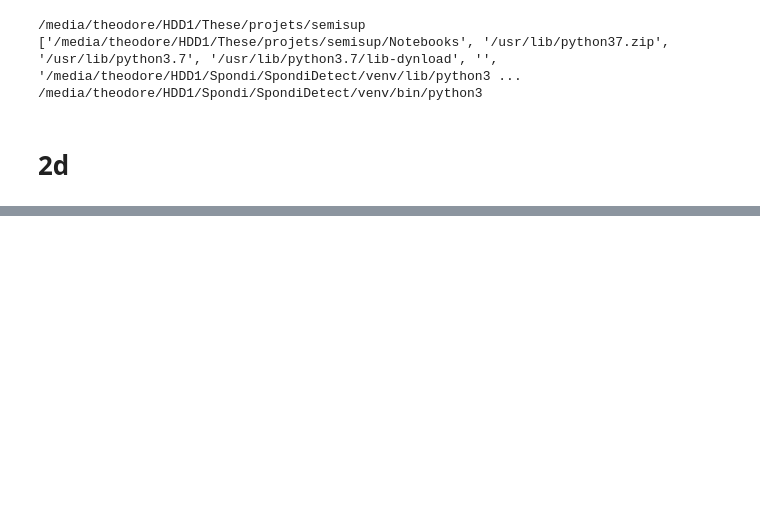
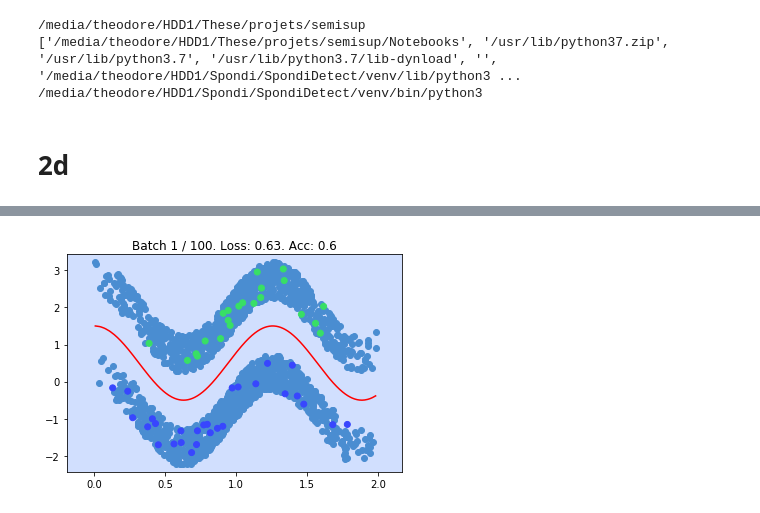
Before and after one commit to TheodoreAouad/SemiSup, a Jupyter notebook: Notebooks/ToySemi.ipynb, the cells around one changed output, grey strips where cells are left out. Drawn from its saved outputs; the diff is of its cells as text; code cells hidden in the pictures; blank space fills up the shorter version.

```diff
--- a/Notebooks/ToySemi.ipynb
+++ b/Notebooks/ToySemi.ipynb
@@ -53,0 +186,25 @@ unlab = list(set(np.arange(len(xs))).difference(labelized))
+# %%
+from matplotlib import animation
+from IPython.display import HTML
+
+fig = plt.figure()
+plt.scatter(xs[unlab], ys[unlab])
+plt.scatter(xs[lab], ys[lab], c=cs[lab], cmap='brg')
+plt.plot(sorted(xs), fopt(np.array(sorted(xs))), c='r')
+cont = plt.contourf(*contours[0], cmap=plt.cm.coolwarm, alpha=.4)
+
+def animate(i):
+    global cont
+    x, y, z = contours[i]
+    for c in cont.collections:
+        c.remove()  # removes only the contours, leaves the rest intact
+    cont = plt.contourf(x, y, z, cmap=plt.cm.coolwarm, alpha=.4)
+    plt.title(f"Batch {i+1} / {len(contours)}."
+              f" Loss: {round(loss_values[i], 2)}."
+              f" Acc: {round(accs[i], 2)}")
+    return cont
+
+anim = animation.FuncAnimation(
+    fig, animate, frames=len(contours), interval=200, repeat=False)
+HTML(anim.to_html5_video())
+# %% [output]
@@ -53,0 +212 @@ unlab = list(set(np.arange(len(xs))).difference(labelized))
+[figure, added]
```
Also changed, not shown: parts of 18 cells of this notebook, 2 other files.
